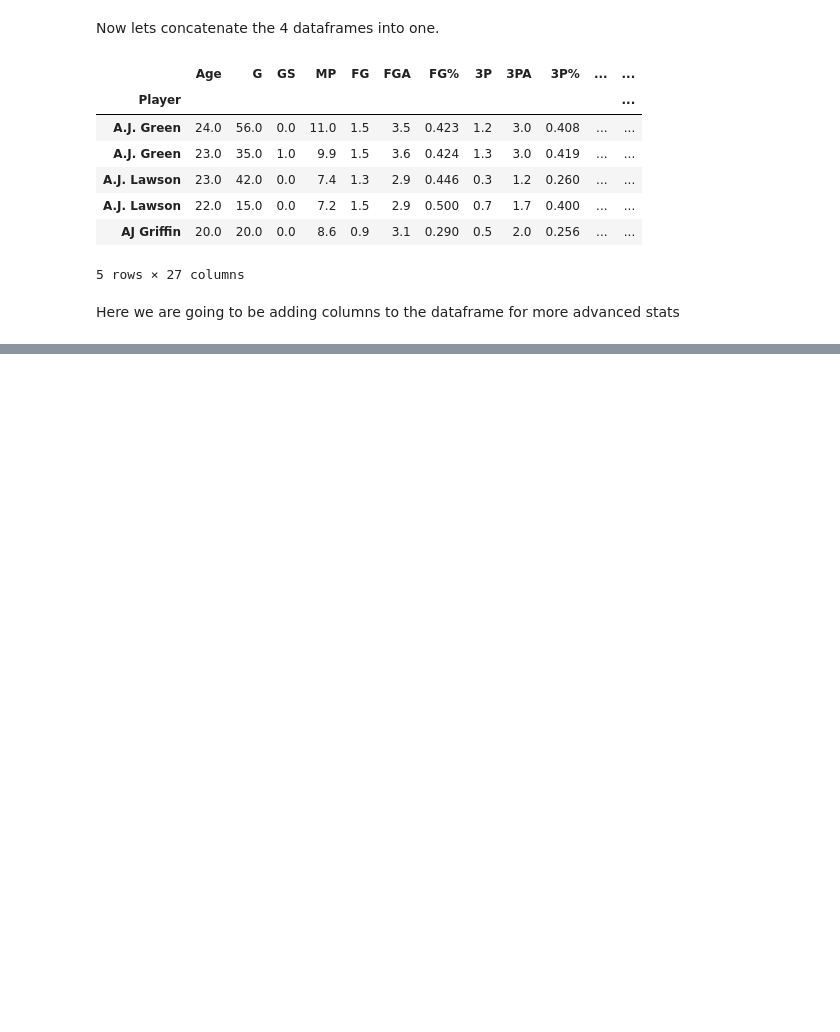
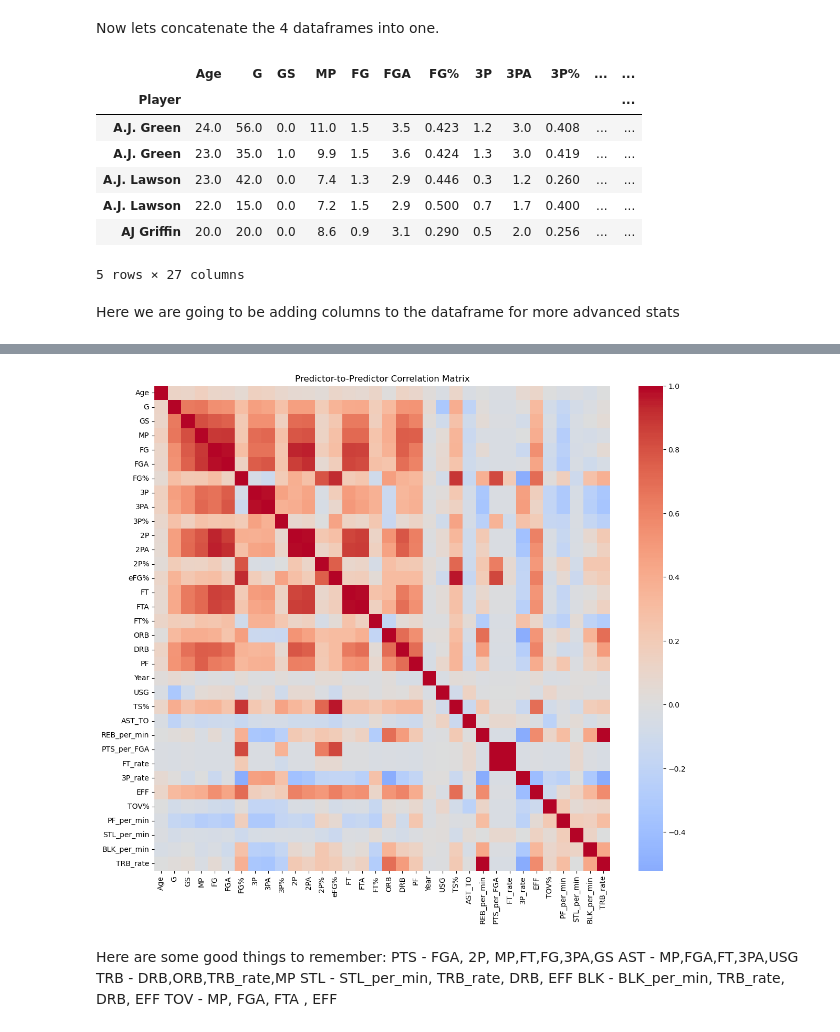
Before and after one commit to oduku1/Omar_Dukureh_Capstone_Final, a Jupyter notebook: data.ipynb, the cells around one changed output, grey strips where cells are left out. Saved outputs shown, nothing was run; the diff lists cells and outputs as text; code cells hidden in the pictures; blank space fills up the shorter version.

```diff
--- a/data.ipynb
+++ b/data.ipynb
@@ -155,0 +278,16 @@ Nba_combined["TRB_rate"] = Nba_combined["TRB"] / Nba_combined["MP"]
+# %%
+predictor_corr = Nba_combined[predictors].corr()
+plt.figure(figsize=(14, 12))
+sns.heatmap(predictor_corr, cmap='coolwarm', center=0)
+plt.title("Predictor-to-Predictor Correlation Matrix")
+plt.show()
+# %% [output]
+[figure, added]
+# %% [markdown]
+Here are some good things to remember:
+PTS - FGA, 2P, MP,FT,FG,3PA,GS
+AST - MP,FGA,FT,3PA,USG
+TRB - DRB,ORB,TRB_rate,MP
+STL - STL_per_min, TRB_rate, DRB, EFF
+BLK - BLK_per_min, TRB_rate, DRB, EFF
+TOV - MP, FGA, FTA , EFF
```
Also changed, not shown: parts of 12 cells of this notebook.
